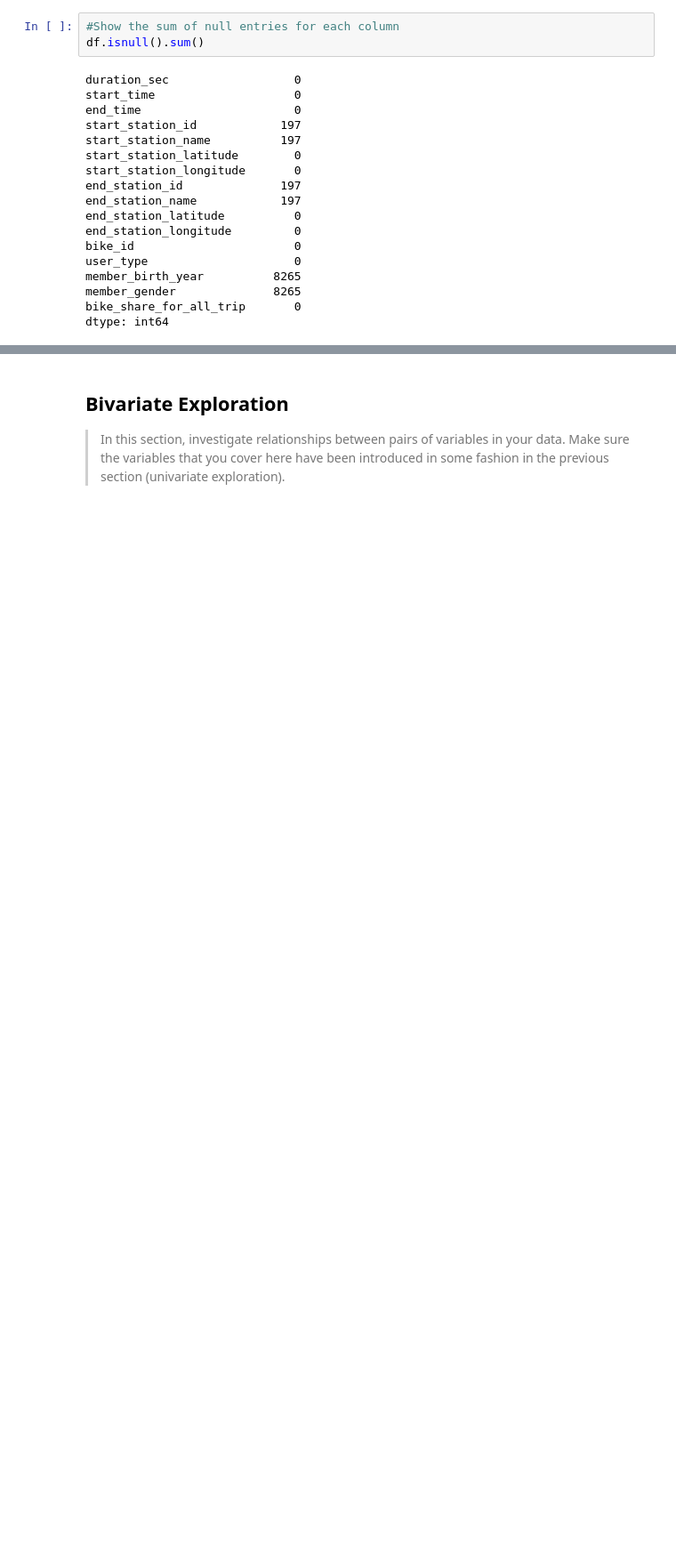
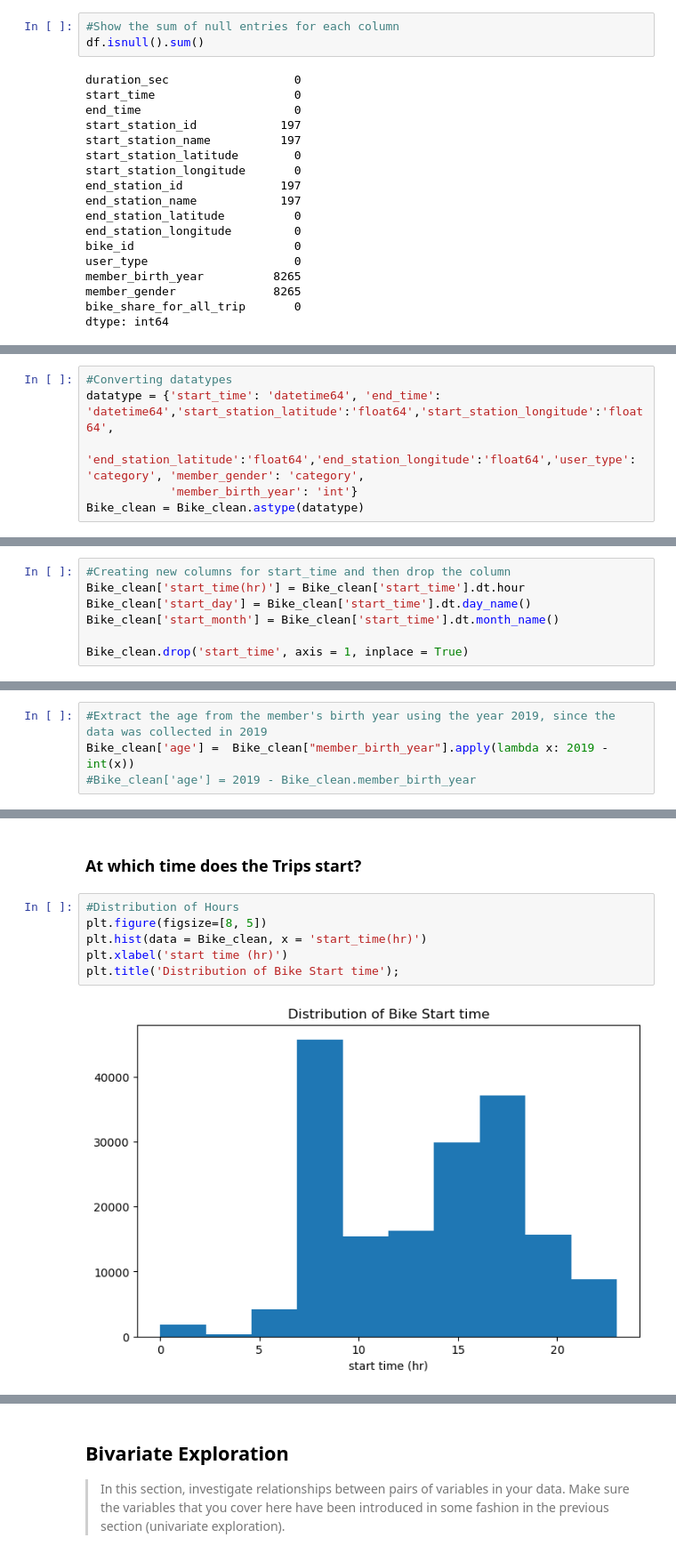
Before and after one commit to Abdou240/Data_Analyst_Nanodegree_ALX, a Jupyter notebook: Projekts/Projekt_3/Part_I_exploration_template.ipynb, the cells around one changed output, grey strips where cells are left out. Shown at 89% size. Drawn from its saved outputs; the diff is of its cells as text; blank space fills up the shorter version.

```diff
--- a/Projekts/Projekt_3/Part_I_exploration_template.ipynb
+++ b/Projekts/Projekt_3/Part_I_exploration_template.ipynb
@@ -150,0 +201,6 @@ and prepare yourself to look at relationships between variables.
+# %%
+#Converting datatypes
+datatype = {'start_time': 'datetime64', 'end_time': 'datetime64','start_station_latitude':'float64','start_station_longitude':'float64',
+            'end_station_latitude':'float64','end_station_longitude':'float64','user_type': 'category', 'member_gender': 'category',
+            'member_birth_year': 'int'}
+Bike_clean = Bike_clean.astype(datatype)
@@ -150,0 +235,7 @@ and prepare yourself to look at relationships between variables.
+# %%
+#Creating new columns for start_time and then drop the column
+Bike_clean['start_time(hr)'] = Bike_clean['start_time'].dt.hour
+Bike_clean['start_day'] = Bike_clean['start_time'].dt.day_name()
+Bike_clean['start_month'] = Bike_clean['start_time'].dt.month_name()
+
+Bike_clean.drop('start_time', axis = 1, inplace = True)
@@ -150,0 +258,4 @@ and prepare yourself to look at relationships between variables.
+# %%
+#Extract the age from the member's birth year using the year 2019, since the data was collected in 2019
+Bike_clean['age'] =  Bike_clean["member_birth_year"].apply(lambda x: 2019 - int(x))
+#Bike_clean['age'] = 2019 - Bike_clean.member_birth_year
@@ -153,2 +309,12 @@ and prepare yourself to look at relationships between variables.
 
 >**Rubric Tip**: Visualizations should depict the data appropriately so that the plots are easily interpretable. You should choose an appropriate plot type, data encodings, and formatting as needed. The formatting may include setting/adding the title, labels, legend, and comments. Also, do not overplot or incorrectly plot ordinal data.
+# %% [markdown]
+### At which time does the Trips start?
+# %%
+#Distribution of Hours
+plt.figure(figsize=[8, 5])
+plt.hist(data = Bike_clean, x = 'start_time(hr)')
+plt.xlabel('start time (hr)')
+plt.title('Distribution of Bike Start time');
+# %% [output]
+[figure, added]
```
Also changed, not shown: parts of 69 cells of this notebook.
